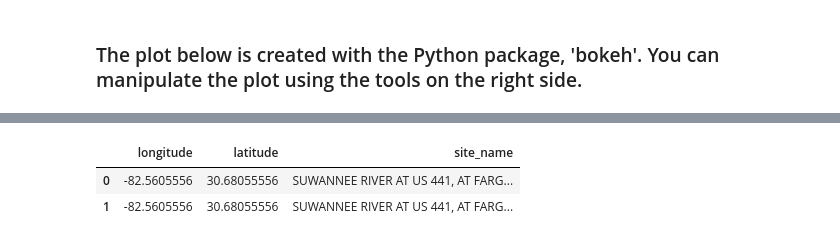
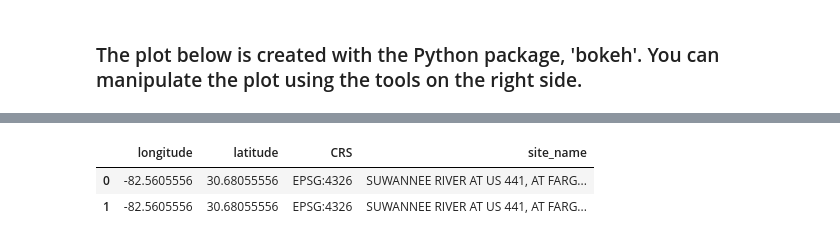
Before and after one commit to DouglasPatton/Hydro, a Jupyter notebook: main.ipynb, the cells around one changed output, grey strips where cells are left out. Saved outputs shown, nothing was run; the diff lists cells and outputs as text; code cells hidden in the pictures.

```diff
--- a/main.ipynb
+++ b/main.ipynb
@@ -60,7 +62,6 @@ RainfallRunoff.py
 # %%
-site='sites=02314500' #Fargo, Ga below the Okefenokee NWR
+site='02314500' #Fargo, Ga below the Okefenokee NWR
 start='2011-01-01T00:00-0400'
 end='2011-03-01T00:00-0400'
 paramlist=['00045', '00065'] #must be entered as strings
 modelfeatures=[] #not yet developed
-try1=USGShydro.Hydrositedatamodel(site,start,end,paramlist,modelfeatures) #create the object
@@ -116,6 +102,7 @@ try1.sitemetadata
 # %%
+try1.geoplot()
 try1.df
 # %% [output]
-|  | longitude | latitude | site_name |
-| 0 | -82.5605556 | 30.68055556 | SUWANNEE RIVER AT US 441, AT FARG... |
-| 1 | -82.5605556 | 30.68055556 | SUWANNEE RIVER AT US 441, AT FARG... |
+|  | longitude | latitude | CRS | site_name |
+| 0 | -82.5605556 | 30.68055556 | EPSG:4326 | SUWANNEE RIVER AT US 441, AT FARG... |
+| 1 | -82.5605556 | 30.68055556 | EPSG:4326 | SUWANNEE RIVER AT US 441, AT FARG... |
```
Also changed, not shown: parts of 10 cells of this notebook, 2 other files.
